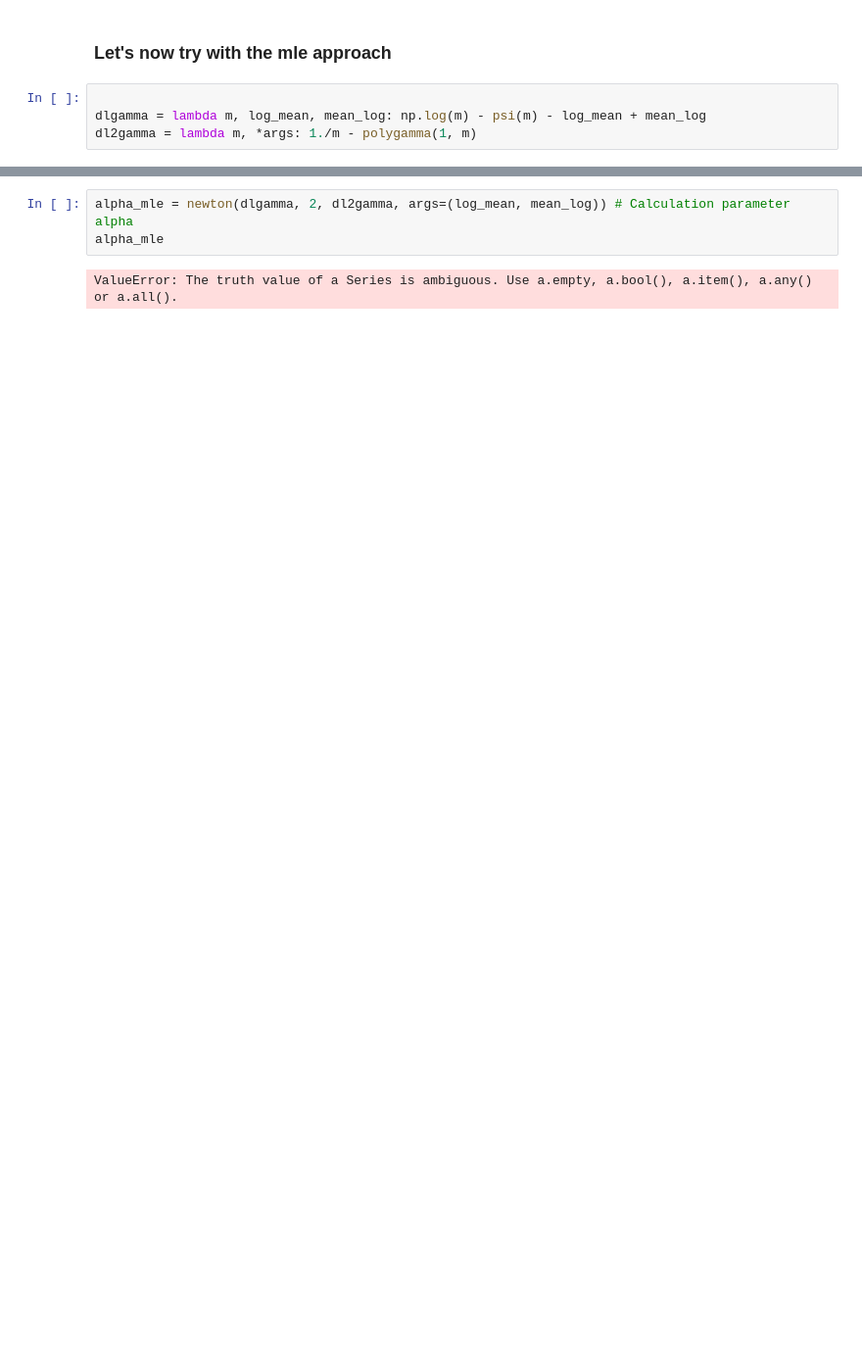
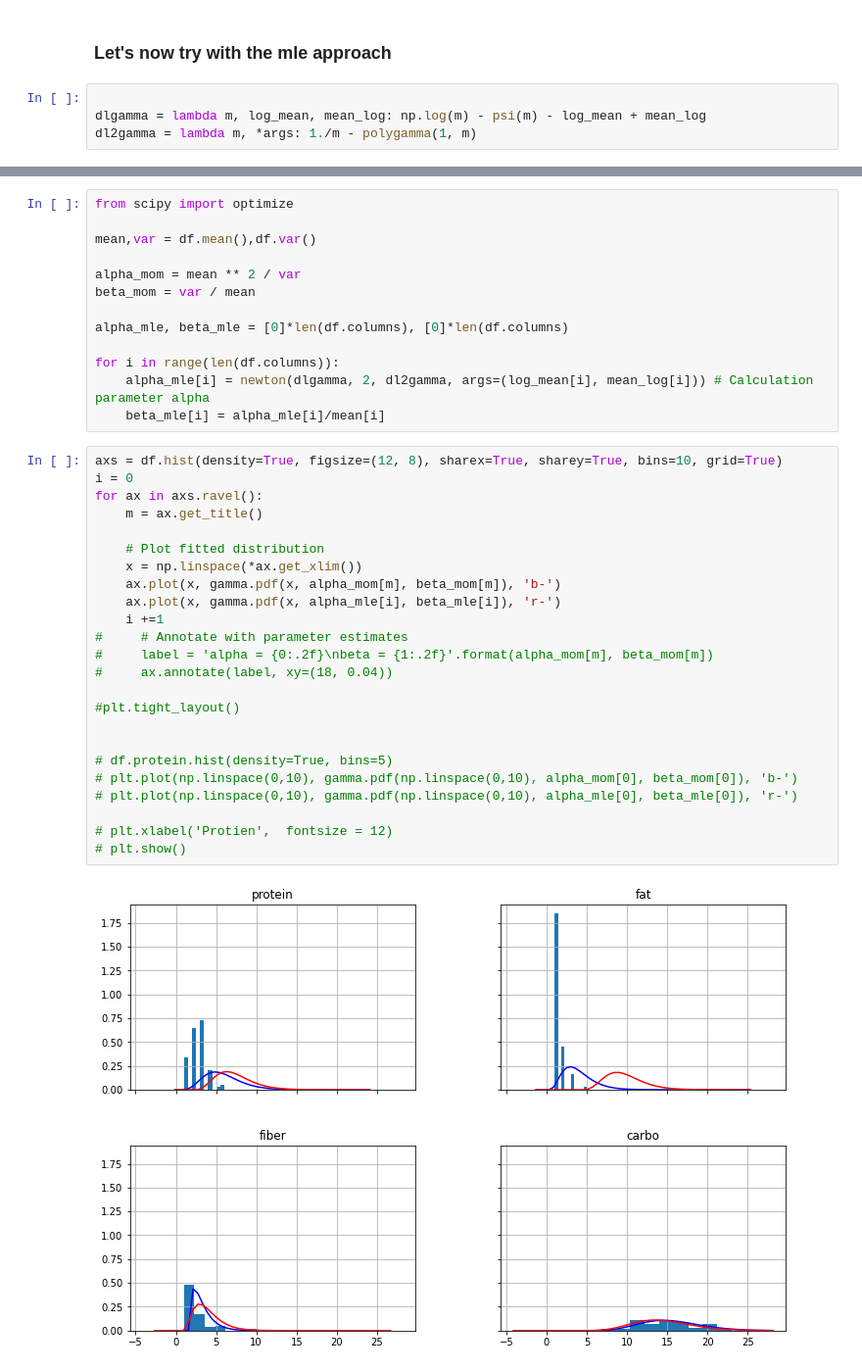
Before and after one commit to siripragadashashank/DSE_Assignments, a Jupyter notebook: Assignment8/Assignment 8 Group 18.ipynb, the cells around one changed output, grey strips where cells are left out. Shown at 98% size. Cells and saved outputs as stored; diff of their text form; blank space fills up the shorter version.

```diff
--- a/Assignment8/Assignment 8 Group 18.ipynb
+++ b/Assignment8/Assignment 8 Group 18.ipynb
@@ -169,5 +197,39 @@ dtype: float64
 # %%
-alpha_mle = newton(dlgamma, 2, dl2gamma, args=(log_mean, mean_log)) # Calculation parameter alpha
-alpha_mle
+from scipy import optimize
+
+mean,var = df.mean(),df.var()
+
+alpha_mom = mean ** 2 / var
+beta_mom = var / mean
+
+alpha_mle, beta_mle = [0]*len(df.columns), [0]*len(df.columns)
+
+for i in range(len(df.columns)):
+    alpha_mle[i] = newton(dlgamma, 2, dl2gamma, args=(log_mean[i], mean_log[i])) # Calculation parameter alpha
+    beta_mle[i] = alpha_mle[i]/mean[i]
-# %% [output]
-ValueError: The truth value of a Series is ambiguous. Use a.empty, a.bool(), a.item(), a.any() or a.all().
+# %%
+axs = df.hist(density=True, figsize=(12, 8), sharex=True, sharey=True, bins=10, grid=True)
+i = 0
+for ax in axs.ravel():
+    m = ax.get_title()
+
+    # Plot fitted distribution
+    x = np.linspace(*ax.get_xlim())
+    ax.plot(x, gamma.pdf(x, alpha_mom[m], beta_mom[m]), 'b-')
+    ax.plot(x, gamma.pdf(x, alpha_mle[i], beta_mle[i]), 'r-')
+    i +=1
+#     # Annotate with parameter estimates
+#     label = 'alpha = {0:.2f}\nbeta = {1:.2f}'.format(alpha_mom[m], beta_mom[m])
+#     ax.annotate(label, xy=(18, 0.04))
+
+#plt.tight_layout()
+
+
+# df.protein.hist(density=True, bins=5)
+# plt.plot(np.linspace(0,10), gamma.pdf(np.linspace(0,10), alpha_mom[0], beta_mom[0]), 'b-')
+# plt.plot(np.linspace(0,10), gamma.pdf(np.linspace(0,10), alpha_mle[0], beta_mle[0]), 'r-')
+
+# plt.xlabel('Protien',  fontsize = 12)
+# plt.show()
+# %% [output]
+[figure, added]
```
Also changed, not shown: parts of 16 cells of this notebook.
